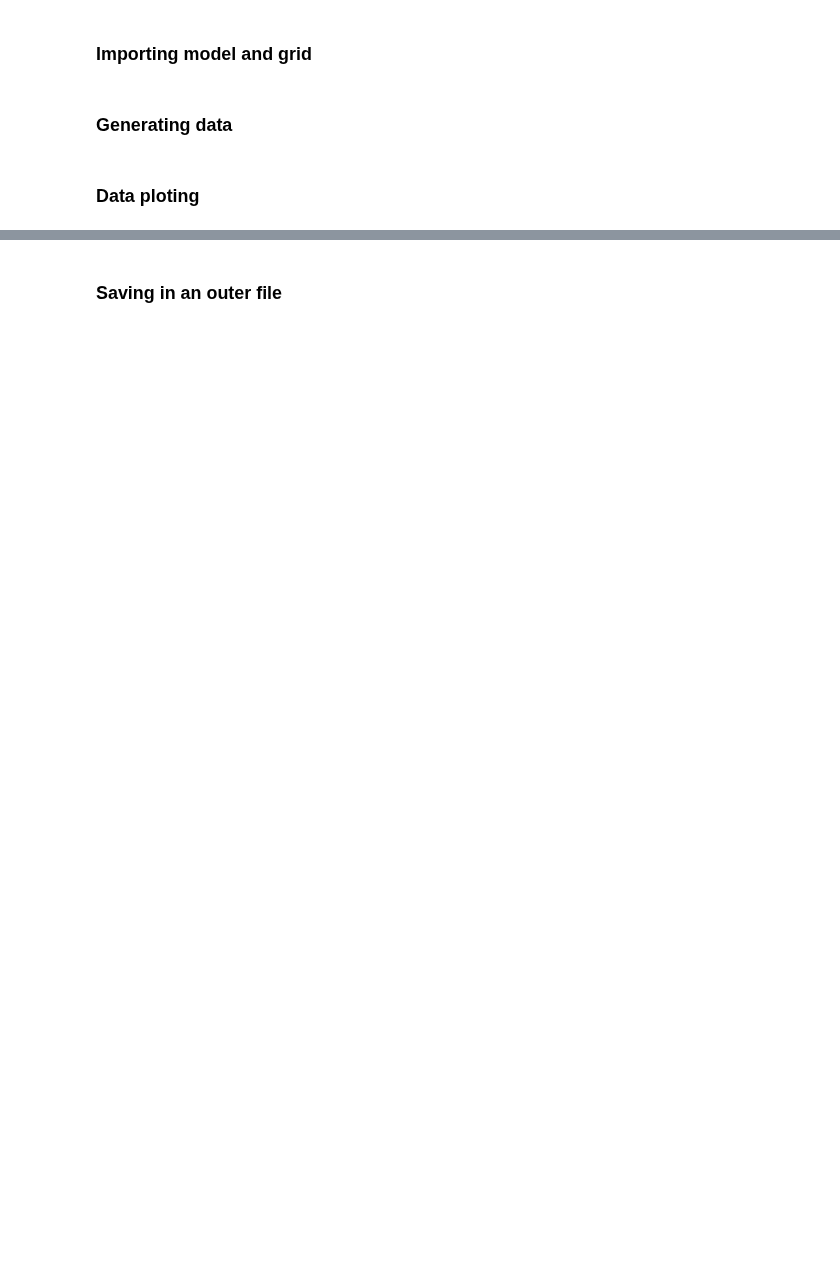
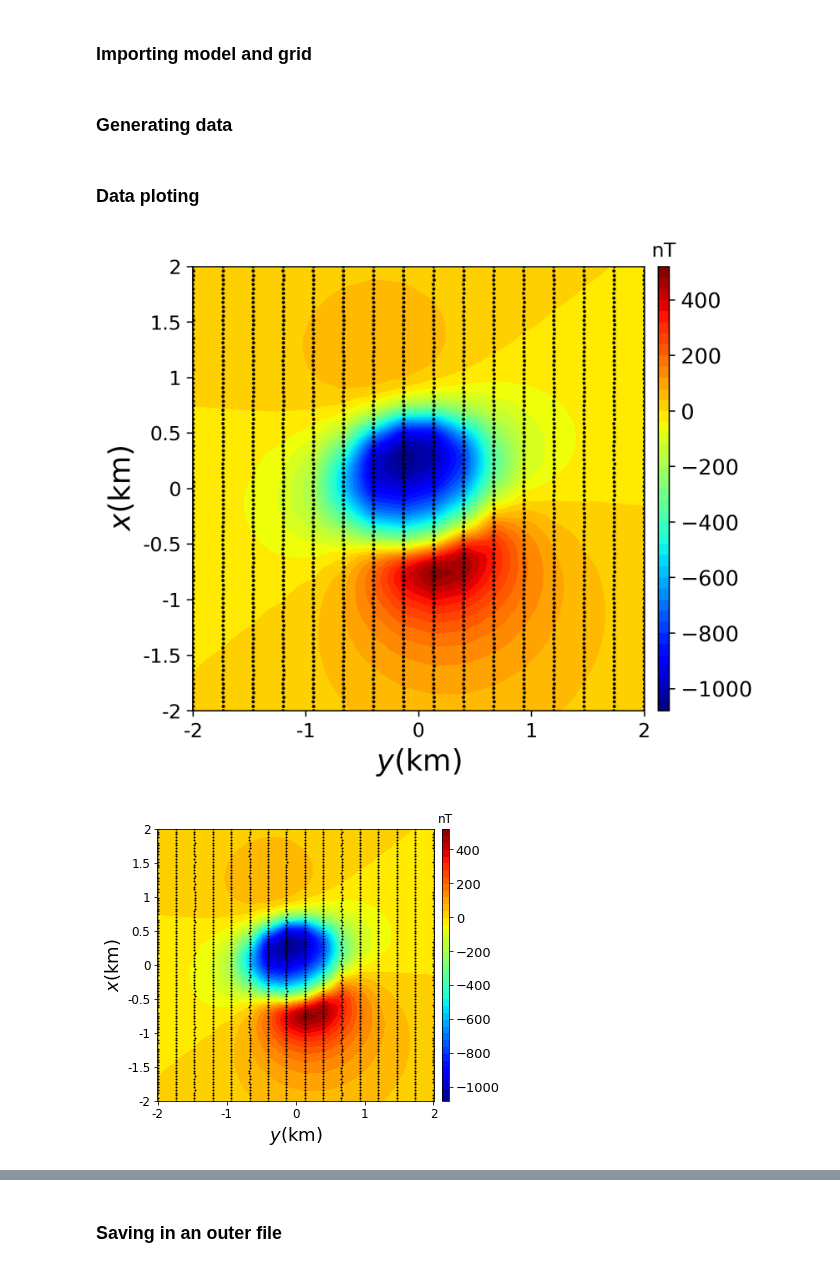
Before and after one commit to pinga-lab/magnetic-radial-inversion, a Jupyter notebook: code/kimberlite/data.ipynb, the cells around one changed output, grey strips where cells are left out. Saved outputs shown, nothing was run; the diff lists cells and outputs as text; code cells hidden in the pictures; blank space fills up the shorter version.

```diff
--- a/code/kimberlite/data.ipynb
+++ b/code/kimberlite/data.ipynb
@@ -71,5 +71,24 @@ data['amf_obs'] = data['amf'] + np.random.normal(loc=0., scale=amp_noise,
                                size=grid['N']) # noise corrupted amf data
 # %% [markdown]
 ### Data ploting
+# %%
+plt.figure(figsize=(6,5))
+#plt.title('Predicted TFA', fontsize=20)
+plt.tricontourf(grid['y'], grid['x'], data['tfa'], 40, cmap='jet').ax.tick_params(labelsize=12)
+plt.plot(grid['y'], grid['x'], 'ko', markersize=1)
+plt.xlabel('$y$(km)', fontsize=18)
+plt.ylabel('$x$(km)', fontsize=18)
+clb = plt.colorbar(pad=0.025, aspect=40, shrink=1)
+clb.ax.tick_params(labelsize=13)
+#source = mpl.polygon(model['prisms'][0], '.-k', xy2ne=True)
+#source.set_label('Outcropping polygon')
+clb.ax.set_title('nT')
+mpl.m2km()
+#plt.legend(loc=0, fontsize=12, shadow=bool, framealpha=1, edgecolor='black')
+plt.savefig(mypath+'/pre_tfa.png', dpi=300, bbox_inches="tight")
+img(filename=mypath+'/pre_tfa.png')
+# %% [output]
+[figure, added]
+[figure, added]
 # %%
 plt.figure(figsize=(6,5))
```
Also changed, not shown: parts of 7 cells of this notebook, 42 other files.
